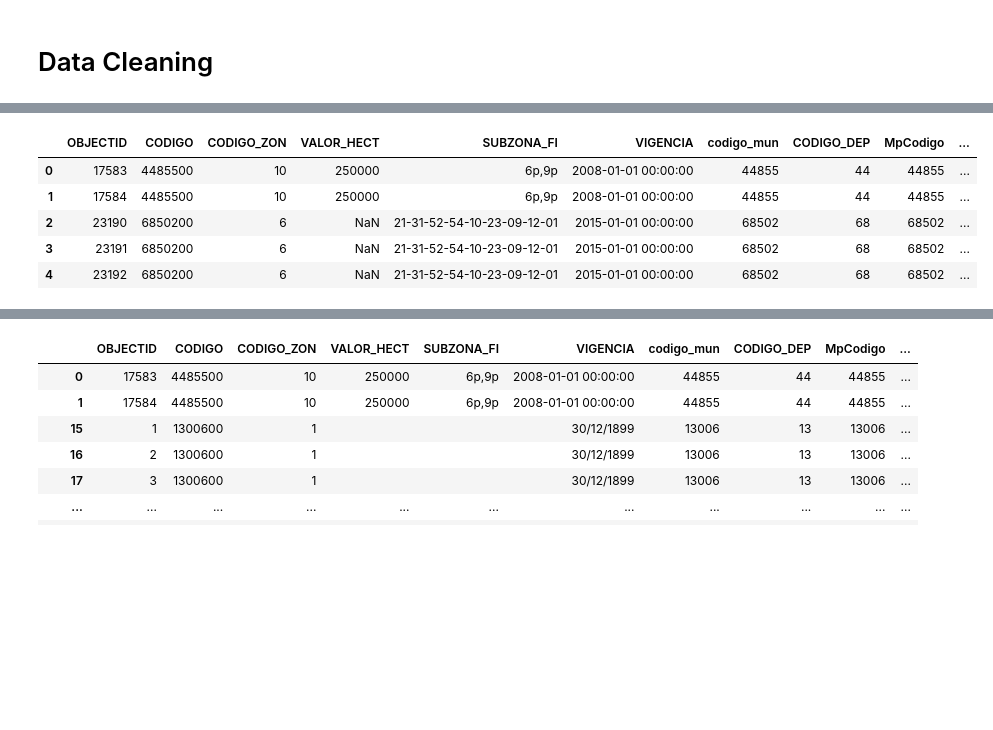
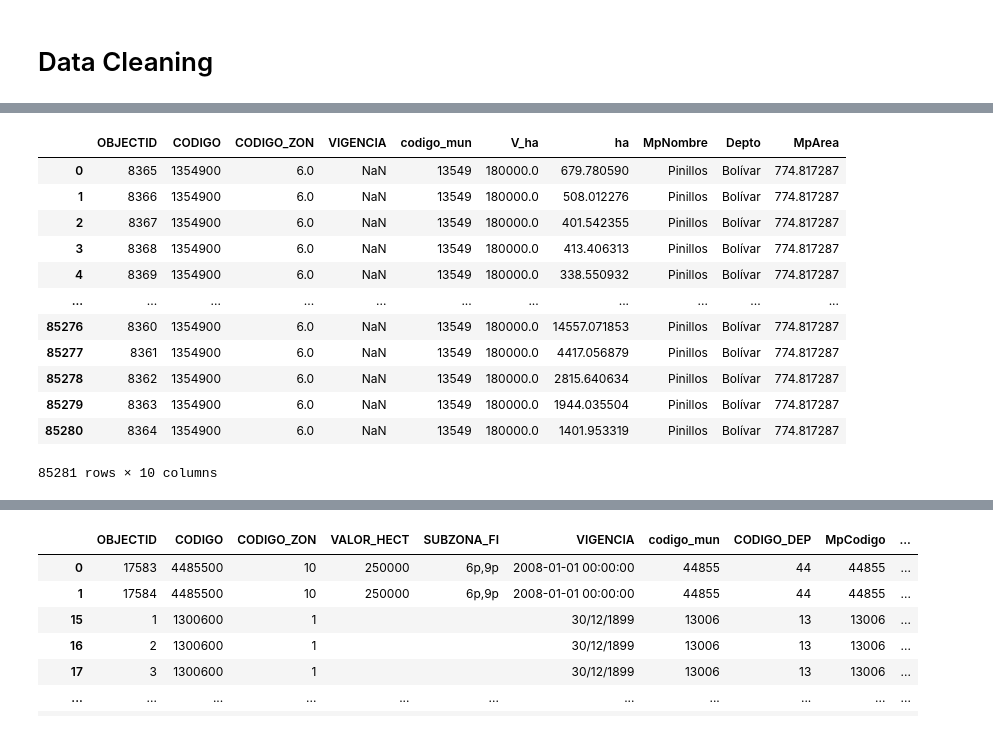
Before and after one commit to sebastianmb/PortfologioDataAnalyst, a Jupyter notebook: Procesamientos/General Stadistics ZHG.ipynb, the cells around one changed output, grey strips where cells are left out. Cells and saved outputs as stored; diff of their text form; code cells hidden in the pictures; blank space fills up the shorter version.

```diff
--- a/Procesamientos/General Stadistics ZHG.ipynb
+++ b/Procesamientos/General Stadistics ZHG.ipynb
@@ -15,11 +16,19 @@ please provide us feedback at https://github.com/pandas-dev/pandas/issues/54466
 # %%
-df=pd.read_excel(r"D:\IGAC_2024\Procesamiento\Diagnostico_ZH_Vigent\BD\ZHG_Vigentes\MERGE_R_ZHG.xlsx")
+df=pd.read_excel(r"D:\IGAC_2024\Procesamiento\Diagnostico_ZH_Vigent\BD\ZHG_Vigentes\R_ZHG_NAL_V1.xlsx")
+df2 = pd.read_excel(r"D:\IGAC_2024\Procesamiento\Diagnostico_ZH_Vigent\BD\Municipios_coor.xls")
 # %%
-df.head()
+df
 # %% [output]
-|  | OBJECTID | CODIGO | CODIGO_ZON | VALOR_HECT | SUBZONA_FI | VIGENCIA | codigo_mun | CODIGO_DEP | MpCodigo | ... |
-| 0 | 17583 | 4485500 | 10 | 250000 | 6p,9p | 2008-01-01 00:00:00 | 44855 | 44 | 44855 | ... |
-| 1 | 17584 | 4485500 | 10 | 250000 | 6p,9p | 2008-01-01 00:00:00 | 44855 | 44 | 44855 | ... |
-| 2 | 23190 | 6850200 | 6 | NaN | 21-31-52-54-10-23-09-12-01 | 2015-01-01 00:00:00 | 68502 | 68 | 68502 | ... |
-| 3 | 23191 | 6850200 | 6 | NaN | 21-31-52-54-10-23-09-12-01 | 2015-01-01 00:00:00 | 68502 | 68 | 68502 | ... |
-| 4 | 23192 | 6850200 | 6 | NaN | 21-31-52-54-10-23-09-12-01 | 2015-01-01 00:00:00 | 68502 | 68 | 68502 | ... |
+|  | OBJECTID | CODIGO | CODIGO_ZON | VIGENCIA | codigo_mun | V_ha | ha | MpNombre | Depto | MpArea |
+| 0 | 8365 | 1354900 | 6.0 | NaN | 13549 | 180000.0 | 679.780590 | Pinillos | Bolívar | 774.817287 |
+| 1 | 8366 | 1354900 | 6.0 | NaN | 13549 | 180000.0 | 508.012276 | Pinillos | Bolívar | 774.817287 |
+| 2 | 8367 | 1354900 | 6.0 | NaN | 13549 | 180000.0 | 401.542355 | Pinillos | Bolívar | 774.817287 |
+| 3 | 8368 | 1354900 | 6.0 | NaN | 13549 | 180000.0 | 413.406313 | Pinillos | Bolívar | 774.817287 |
+| 4 | 8369 | 1354900 | 6.0 | NaN | 13549 | 180000.0 | 338.550932 | Pinillos | Bolívar | 774.817287 |
+| ... | ... | ... | ... | ... | ... | ... | ... | ... | ... | ... |
+| 85276 | 8360 | 1354900 | 6.0 | NaN | 13549 | 180000.0 | 14557.071853 | Pinillos | Bolívar | 774.817287 |
+| 85277 | 8361 | 1354900 | 6.0 | NaN | 13549 | 180000.0 | 4417.056879 | Pinillos | Bolívar | 774.817287 |
+| 85278 | 8362 | 1354900 | 6.0 | NaN | 13549 | 180000.0 | 2815.640634 | Pinillos | Bolívar | 774.817287 |
+| 85279 | 8363 | 1354900 | 6.0 | NaN | 13549 | 180000.0 | 1944.035504 | Pinillos | Bolívar | 774.817287 |
+| 85280 | 8364 | 1354900 | 6.0 | NaN | 13549 | 180000.0 | 1401.953319 | Pinillos | Bolívar | 774.817287 |
+85281 rows × 10 columns
```
Also changed, not shown: parts of 10 cells of this notebook, 2 other files.
